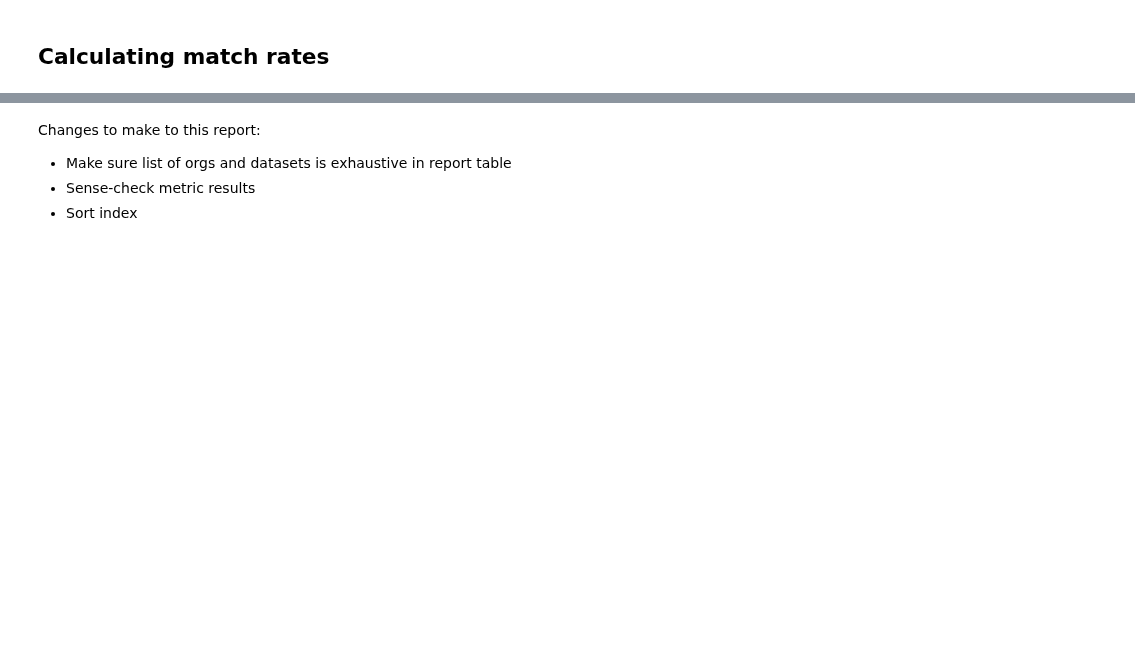
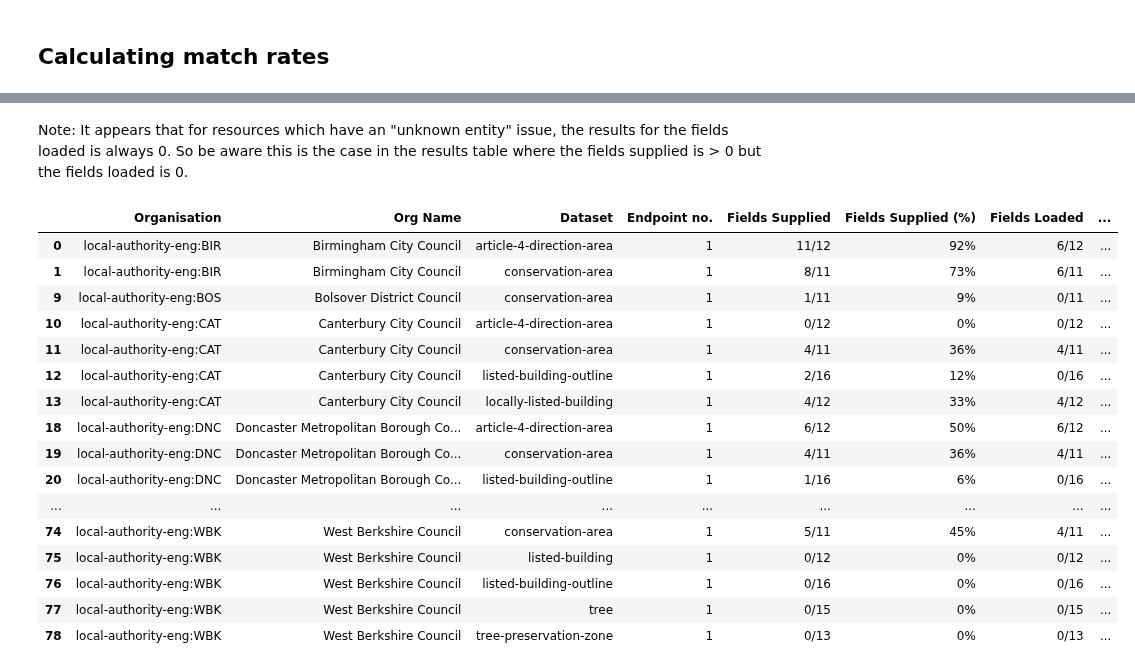
Before and after one commit to digital-land/jupyter-analysis, a Jupyter notebook: service_report/master_report/compliance-to-standard-new.ipynb, the cells around one changed output, grey strips where cells are left out. Saved outputs shown, nothing was run; the diff lists cells and outputs as text; code cells hidden in the pictures; blank space fills up the shorter version.

Commit message:
use new reporting tables, correct counts for un-submitted entry-dates and extra report columns

```diff
--- a/service_report/master_report/compliance-to-standard-new.ipynb
+++ b/service_report/master_report/compliance-to-standard-new.ipynb
@@ -242,8 +270,23 @@ resource_fields_map_match.head()
+# %%
+# remove fields that are auto-created in the pipeline from final table to avoid mis-counting
+
+# remove the pipeline-created fields from the spec field table
+# ("entity", "organisation", "prefix", "point" for all but tree, and "entity", "organisation", "prefix" for tree)
+resource_fields_scored = resource_fields_map_match[
+    ((resource_fields_map_match["dataset"] != "tree") & (~resource_fields_map_match["field"].isin(["entity", "organisation", "prefix", "point"])) |
+     (resource_fields_map_match["dataset"] == "tree") & (~resource_fields_map_match["field"].isin(["entity", "organisation", "prefix"])))
+]
+
+# where entry-date hasn't been supplied it is auto-created - change field_loaded to NaN in these instances so we don't count it as a loaded field
+entry_date_mask = ((resource_fields_scored["field"] == "entry-date") &
+    (resource_fields_scored["field_supplied"].isnull()) &
+    (resource_fields_scored["field_loaded"] == 1))
+
+resource_fields_scored.loc[entry_date_mask, "field_loaded"] = np.nan
 # %%
-resource_fields_map_match.replace(np.nan, 0, inplace=True)
-
-final_count = resource_fields_map_match.groupby(
-    ["organisation", "name", "dataset", "endpoint", "resource", "status", "log_entry_date", "endpoint_entry_date"]
+# group by and aggregate for final summaries
+final_count = resource_fields_scored.groupby(
+    ["organisation", "name", "dataset", "endpoint", "resource", "status", "latest_log_entry_date", "endpoint_entry_date"]
     ).agg(
         {"field":"count",
          "field_supplied" : "sum",
@@ -259,6 +302,11 @@ final_count["field_supplied_pct"] = final_count["field_supplied"] / final_count[
 final_count["field_matched_pct"] = final_count["field_matched"] / final_count["field"]
 final_count["field_loaded_pct"] = final_count["field_loaded"] / final_count["field"]
 
+# add string fields for [n fields]/[total fields] style counts
+final_count["field_supplied_count"] = final_count["field_supplied"].astype(int).map(str) + "/" + final_count["field"].map(str)
+final_count["field_matched_count"] = final_count["field_matched"].astype(int).map(str) + "/" + final_count["field"].map(str)
+final_count["field_loaded_count"] = final_count["field_loaded"].astype(int).map(str) + "/" + final_count["field"].map(str)
+
 # final_count.reset_index(drop=True, inplace=True)
 
 final_count.head()
@@ -265,6 +319,0 @@ final_count.head()
-# %% [markdown]
-Changes to make to this report:
-
-* Make sure list of orgs and datasets is exhaustive in report table
-* Sense-check metric results
-* Sort index
@@ -284,0 +320,35 @@ final_count_out.style.pipe(make_pretty)
+# %% [markdown]
+Note: It appears that for resources which have an "unknown entity" issue, the results for the fields loaded is always 0. So be aware this is the case in the results table where the fields supplied is > 0 but the fields loaded is 0.
+# %%
+final_count_out = final_count[
+    ["organisation", "name", "dataset", "endpoint_number", "field_supplied_count", "field_supplied_pct",
+     "field_loaded_count", "field_loaded_pct", "field_matched_count", "field_matched_pct"]
+].copy()
+
+final_count_out.sort_values(["name", "dataset", "endpoint_number"], inplace=True)
+
+slice_ = ["field_supplied_pct", "field_loaded_pct", "field_matched_pct"]
+
+final_count_out.style \
+    .relabel_index(["Organisation", "Org Name", "Dataset", "Endpoint no.", "Fields Supplied", "Fields Supplied (%)",
+                    "Fields Loaded", "Fields Loaded (%)", "Field Names Matched", "Field Names Matched (%)"], axis=1) \
+    .format("{:.0%}", subset = slice_) \
+    .background_gradient(axis=None, vmin=0, vmax=1, cmap="YlGn", subset = slice_)
+# %% [output]
+|  | Organisation | Org Name | Dataset | Endpoint no. | Fields Supplied | Fields Supplied (%) | Fields Loaded | ... |
+| 0 | local-authority-eng:BIR | Birmingham City Council | article-4-direction-area | 1 | 11/12 | 92% | 6/12 | ... |
+| 1 | local-authority-eng:BIR | Birmingham City Council | conservation-area | 1 | 8/11 | 73% | 6/11 | ... |
+| 9 | local-authority-eng:BOS | Bolsover District Council | conservation-area | 1 | 1/11 | 9% | 0/11 | ... |
+| 10 | local-authority-eng:CAT | Canterbury City Council | article-4-direction-area | 1 | 0/12 | 0% | 0/12 | ... |
+| 11 | local-authority-eng:CAT | Canterbury City Council | conservation-area | 1 | 4/11 | 36% | 4/11 | ... |
+| 12 | local-authority-eng:CAT | Canterbury City Council | listed-building-outline | 1 | 2/16 | 12% | 0/16 | ... |
+| 13 | local-authority-eng:CAT | Canterbury City Council | locally-listed-building | 1 | 4/12 | 33% | 4/12 | ... |
+| 18 | local-authority-eng:DNC | Doncaster Metropolitan Borough Co... | article-4-direction-area | 1 | 6/12 | 50% | 6/12 | ... |
+| 19 | local-authority-eng:DNC | Doncaster Metropolitan Borough Co... | conservation-area | 1 | 4/11 | 36% | 4/11 | ... |
+| 20 | local-authority-eng:DNC | Doncaster Metropolitan Borough Co... | listed-building-outline | 1 | 1/16 | 6% | 0/16 | ... |
+| ... | ... | ... | ... | ... | ... | ... | ... | ... |
+| 74 | local-authority-eng:WBK | West Berkshire Council | conservation-area | 1 | 5/11 | 45% | 4/11 | ... |
+| 75 | local-authority-eng:WBK | West Berkshire Council | listed-building | 1 | 0/12 | 0% | 0/12 | ... |
+| 76 | local-authority-eng:WBK | West Berkshire Council | listed-building-outline | 1 | 0/16 | 0% | 0/16 | ... |
+| 77 | local-authority-eng:WBK | West Berkshire Council | tree | 1 | 0/15 | 0% | 0/15 | ... |
+| 78 | local-authority-eng:WBK | West Berkshire Council | tree-preservation-zone | 1 | 0/13 | 0% | 0/13 | ... |
```
Also changed, not shown: parts of 13 cells of this notebook.
